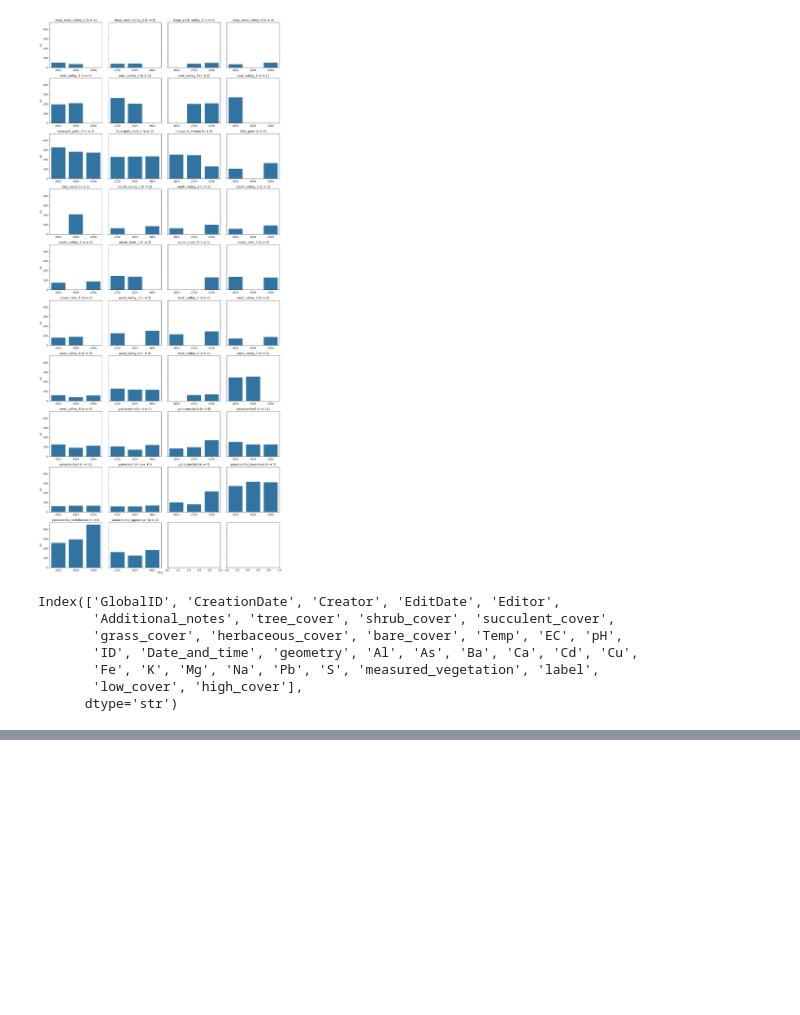
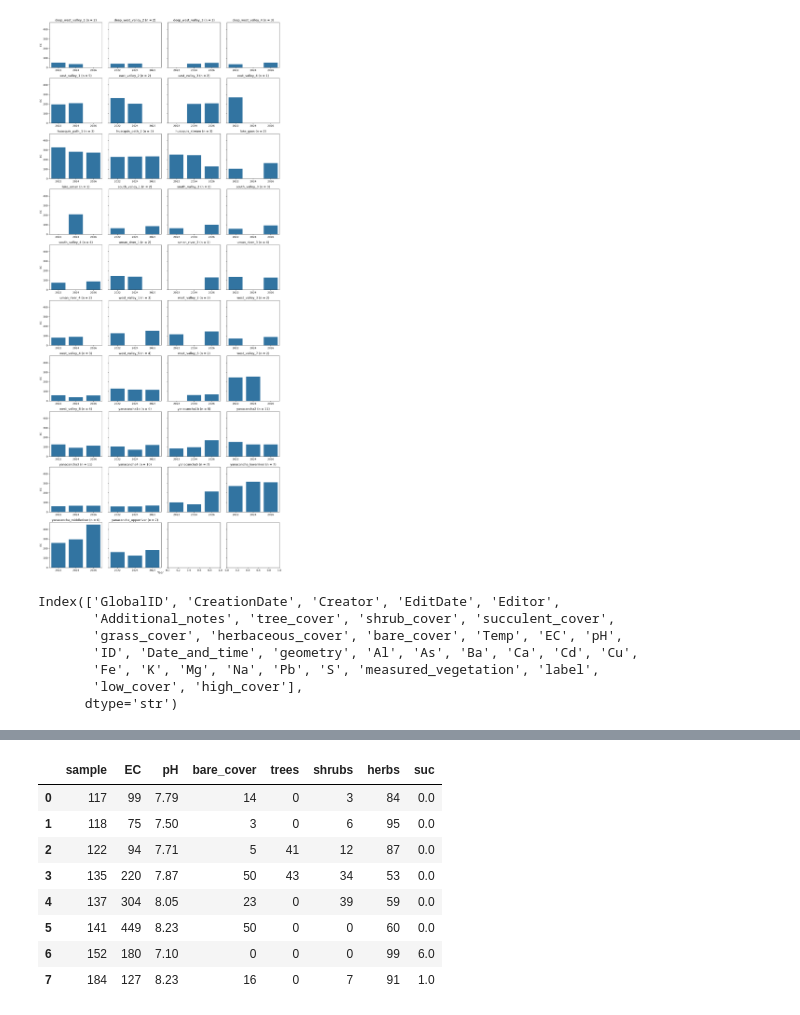
Before and after one commit to Sari-Parvillers/watergroup-peru, a Jupyter notebook: data_exploring.ipynb, the cells around one changed output, grey strips where cells are left out. Saved outputs shown, nothing was run; the diff lists cells and outputs as text; code cells hidden in the pictures; blank space fills up the shorter version.

```diff
--- a/data_exploring.ipynb
+++ b/data_exploring.ipynb
@@ -321,3 +329,20 @@ df_notebook_samples = pd.read_csv('notebook_samples_peru_2026.csv')
+# %%
+# the above doesn't include all vegetation samples, there were some in a notebook
+# i had to add later...
+df_notebook_samples = pd.read_csv('notebook_samples_peru_2026.csv')
+# i missed a couple of squares when filling the excel, they should be 0s
+df_notebook_samples = df_notebook_samples.fillna(0)
+df_notebook_samples
+# %% [output]
+|  | sample | EC | pH | bare_cover | trees | shrubs | herbs | suc |
+| 0 | 117 | 99 | 7.79 | 14 | 0 | 3 | 84 | 0.0 |
+| 1 | 118 | 75 | 7.50 | 3 | 0 | 6 | 95 | 0.0 |
+| 2 | 122 | 94 | 7.71 | 5 | 41 | 12 | 87 | 0.0 |
+| 3 | 135 | 220 | 7.87 | 50 | 43 | 34 | 53 | 0.0 |
+| 4 | 137 | 304 | 8.05 | 23 | 0 | 39 | 59 | 0.0 |
+| 5 | 141 | 449 | 8.23 | 50 | 0 | 0 | 60 | 0.0 |
+| 6 | 152 | 180 | 7.10 | 0 | 0 | 0 | 99 | 6.0 |
+| 7 | 184 | 127 | 8.23 | 16 | 0 | 7 | 91 | 1.0 |
 # %%
 df_notebook_samples['low_cover'] = (
     df_notebook_samples['herbs']
```
Also changed, not shown: parts of 11 cells of this notebook.
